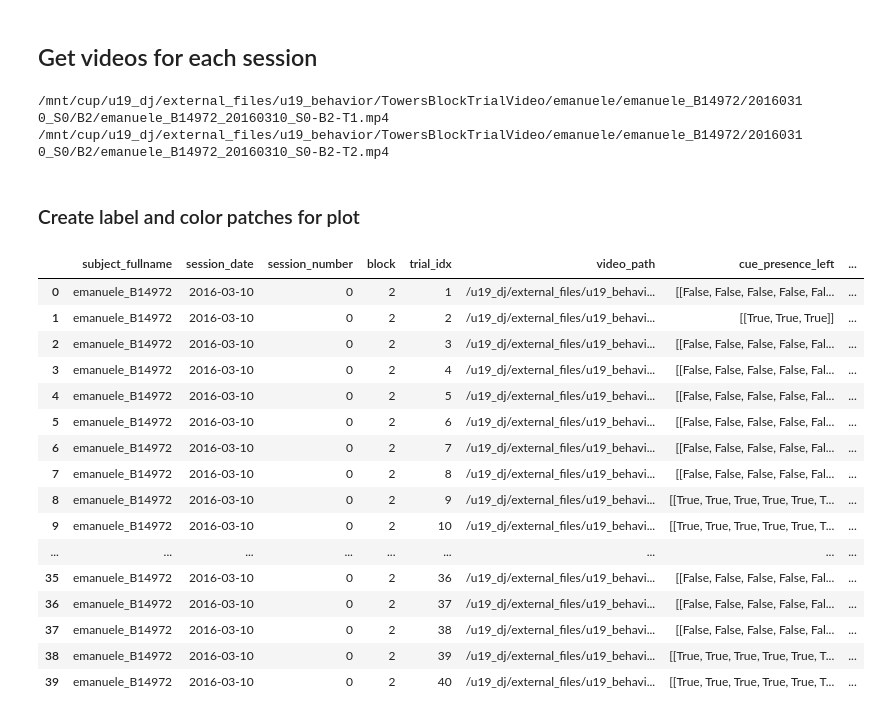
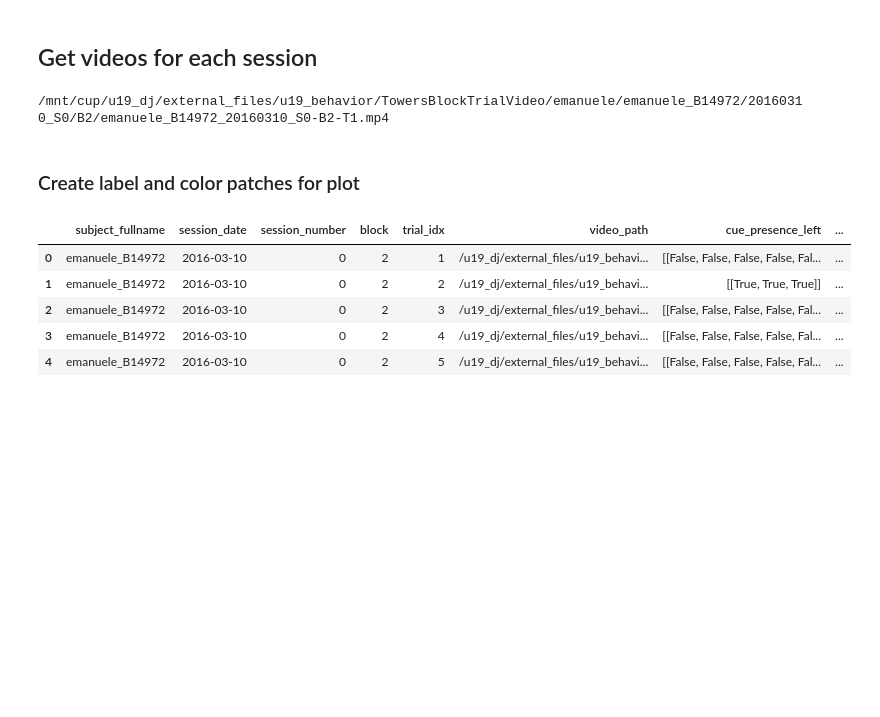
Before and after one commit to BrainCOGS/U19-pipeline-python, a Jupyter notebook: notebooks/brightness_video_analysis.ipynb, the cells around one changed output. Drawn from its saved outputs; the diff is of its cells as text; code cells hidden in the pictures; blank space fills up the shorter version.

```diff
--- a/notebooks/brightness_video_analysis.ipynb
+++ b/notebooks/brightness_video_analysis.ipynb
@@ -57,10 +57,10 @@ order_by=('block', 'trial_idx')
 for i in range(1):
 
     key_dict = blocks_video.loc[i+10, :].to_dict()
-    video_df = pd.DataFrame((behavior.TowersBlockTrialVideo * behavior.TowersBlock.Trial & key_dict).fetch(*cols_trials, as_dict=True, order_by=order_by))
+    video_df = pd.DataFrame(((behavior.TowersBlockTrialVideo * behavior.TowersBlock.Trial) & key_dict).fetch(*cols_trials, as_dict=True, order_by=order_by))
 
 
-    for j in range(2):
+    for j in range(1):
         path_video = video_df.loc[j, 'video_path']
         path_video = path_video.replace(drive_videos, root_path)
         print(path_video)
@@ -86,26 +86,14 @@ for i in range(1):
     cap.release()
 # %% [output]
 /mnt/cup/u19_dj/external_files/u19_behavior/TowersBlockTrialVideo/emanuele/emanuele_B14972/20160310_S0/B2/emanuele_B14972_20160310_S0-B2-T1.mp4
-/mnt/cup/u19_dj/external_files/u19_behavior/TowersBlockTrialVideo/emanuele/emanuele_B14972/20160310_S0/B2/emanuele_B14972_20160310_S0-B2-T2.mp4
 # %% [markdown]
 ### Create label and color patches for plot
 # %%
-video_df
+video_df.head()
 # %% [output]
 |  | subject_fullname | session_date | session_number | block | trial_idx | video_path | cue_presence_left | ... |
 | 0 | emanuele_B14972 | 2016-03-10 | 0 | 2 | 1 | /u19_dj/external_files/u19_behavi... | [[False, False, False, False, Fal... | ... |
 | 1 | emanuele_B14972 | 2016-03-10 | 0 | 2 | 2 | /u19_dj/external_files/u19_behavi... | [[True, True, True]] | ... |
 | 2 | emanuele_B14972 | 2016-03-10 | 0 | 2 | 3 | /u19_dj/external_files/u19_behavi... | [[False, False, False, False, Fal... | ... |
 | 3 | emanuele_B14972 | 2016-03-10 | 0 | 2 | 4 | /u19_dj/external_files/u19_behavi... | [[False, False, False, False, Fal... | ... |
 | 4 | emanuele_B14972 | 2016-03-10 | 0 | 2 | 5 | /u19_dj/external_files/u19_behavi... | [[False, False, False, False, Fal... | ... |
-| 5 | emanuele_B14972 | 2016-03-10 | 0 | 2 | 6 | /u19_dj/external_files/u19_behavi... | [[False, False, False, False, Fal... | ... |
-| 6 | emanuele_B14972 | 2016-03-10 | 0 | 2 | 7 | /u19_dj/external_files/u19_behavi... | [[False, False, False, False, Fal... | ... |
-| 7 | emanuele_B14972 | 2016-03-10 | 0 | 2 | 8 | /u19_dj/external_files/u19_behavi... | [[False, False, False, False, Fal... | ... |
-| 8 | emanuele_B14972 | 2016-03-10 | 0 | 2 | 9 | /u19_dj/external_files/u19_behavi... | [[True, True, True, True, True, T... | ... |
-| 9 | emanuele_B14972 | 2016-03-10 | 0 | 2 | 10 | /u19_dj/external_files/u19_behavi... | [[True, True, True, True, True, T... | ... |
-| ... | ... | ... | ... | ... | ... | ... | ... | ... |
-| 35 | emanuele_B14972 | 2016-03-10 | 0 | 2 | 36 | /u19_dj/external_files/u19_behavi... | [[False, False, False, False, Fal... | ... |
-| 36 | emanuele_B14972 | 2016-03-10 | 0 | 2 | 37 | /u19_dj/external_files/u19_behavi... | [[False, False, False, False, Fal... | ... |
-| 37 | emanuele_B14972 | 2016-03-10 | 0 | 2 | 38 | /u19_dj/external_files/u19_behavi... | [[False, False, False, False, Fal... | ... |
-| 38 | emanuele_B14972 | 2016-03-10 | 0 | 2 | 39 | /u19_dj/external_files/u19_behavi... | [[True, True, True, True, True, T... | ... |
-| 39 | emanuele_B14972 | 2016-03-10 | 0 | 2 | 40 | /u19_dj/external_files/u19_behavi... | [[True, True, True, True, True, T... | ... |
```
Also changed, not shown: parts of 14 cells of this notebook, 2 other files.
